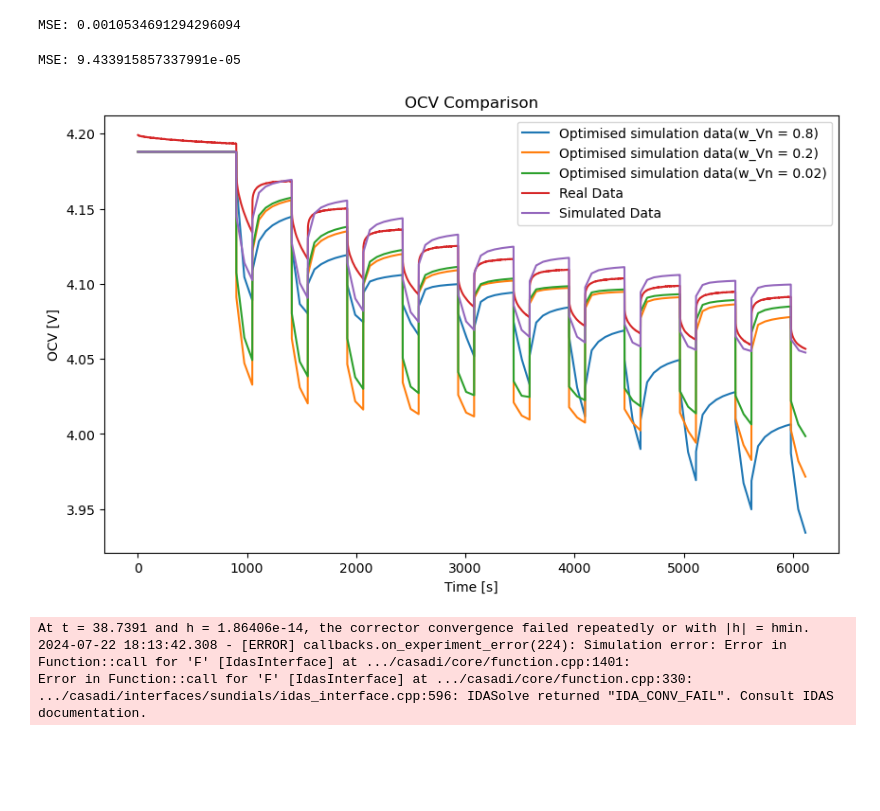
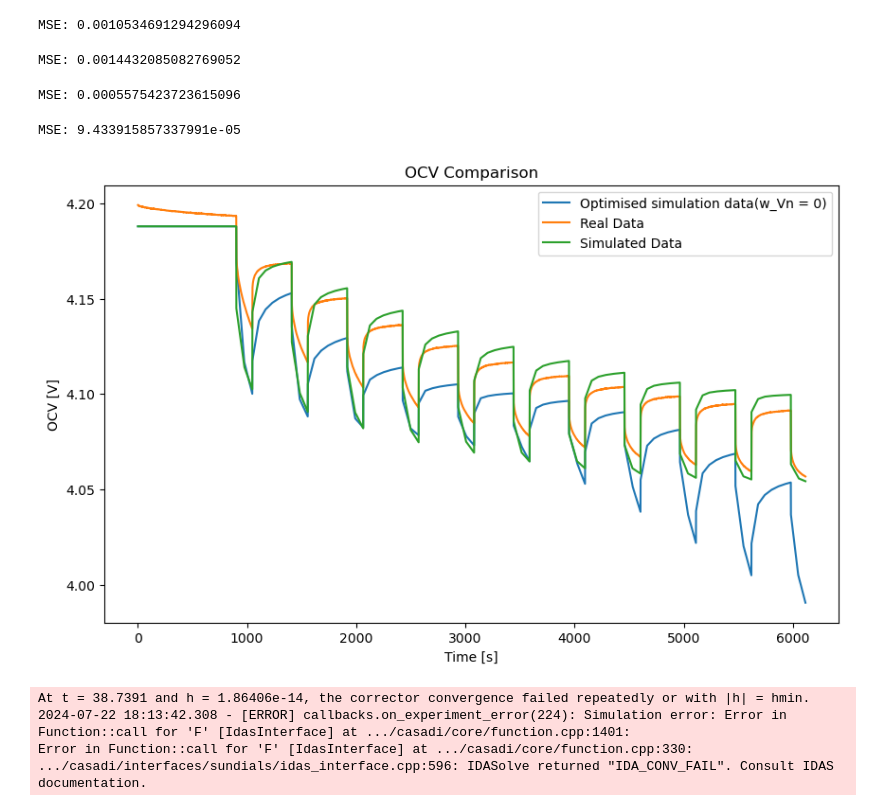
Before and after one commit to JerryOu10124/MA, a Jupyter notebook: CSA_test.ipynb, the cells around one changed output. Cells and saved outputs as stored; diff of their text form; code cells hidden in the pictures; blank space fills up the shorter version.

```diff
--- a/CSA_test.ipynb
+++ b/CSA_test.ipynb
@@ -123,7 +123,7 @@ def fit_func(nest):
     else:
         FF_C_norm = 0
 
-    w_Vn = 0.02
+    w_Vn = 0.002
     w_c = 1 - w_Vn
     FF_M = w_Vn * FF_V_norm + w_c * FF_C_norm
 
@@ -169,7 +169,7 @@ def fit_func(nest):
     else:
         FF_C_norm = 0
 
-    w_Vn = 0.8
+    w_Vn = 0
     w_c = 1 - w_Vn
     FF_M = w_Vn * FF_V_norm + w_c * FF_C_norm
 
@@ -293,3 +301,11 @@ new_voltage_opt_002 = interp_function(new_time)
+# %%
+# 插值到每秒一个数据点
+# 以下为示例数据
+new_time = np.linspace(1, 6115, num=6115)
+# 创建插值函数
+interp_function = interp1d(time_opt, voltage_opt, kind='linear', fill_value="extrapolate")
+# 使用插值函数获取新时间点的电压值
+new_voltage_opt_00 = interp_function(new_time)
 # %%
 df_ex_6115 = df_ex.head(6115)
 votage_ex = df_ex_6115['Voltage[V]']
@@ -311,6 +327,18 @@ mse = mean_squared_error(votage_ex, new_voltage_opt_002)
 print(f'MSE: {mse}')
 # %% [output]
 MSE: 0.0010534691294296094
+# %%
+# Calculating MSE
+mse = mean_squared_error(votage_ex, new_voltage_opt_0002)
+print(f'MSE: {mse}')
+# %% [output]
+MSE: 0.0014432085082769052
+# %%
+# Calculating MSE
+mse = mean_squared_error(votage_ex, new_voltage_opt_00)
+print(f'MSE: {mse}')
+# %% [output]
+MSE: 0.0005575423723615096
 # %%
 df_sim_6115 = df_sim.head(6115)
 voltage_sim = df_sim_6115['Voltage[V]']
@@ -323,19 +351,21 @@ MSE: 9.433915857337991e-05
 # %%
 # Plotting comparisons
 plt.figure(figsize=(10, 6))
 # plt.plot(time_real, voltage_real, label='Real Data')
-plt.plot(new_time, new_voltage_opt_08, label='Optimised simulation data(w_Vn = 0.8)')
-plt.plot(new_time, new_voltage_opt_02, label='Optimised simulation data(w_Vn = 0.2)')
-plt.plot(new_time, new_voltage_opt_002, label='Optimised simulation data(w_Vn = 0.02)')
+# plt.plot(new_time, new_voltage_opt_08, label='Optimised simulation data(w_Vn = 0.8)')
+# plt.plot(new_time, new_voltage_opt_02, label='Optimised simulation data(w_Vn = 0.2)')
+# plt.plot(new_time, new_voltage_opt_002, label='Optimised simulation data(w_Vn = 0.02)')
+# plt.plot(new_time, new_voltage_opt_0002, label='Optimised simulation data(w_Vn = 0.002)')
+plt.plot(new_time, new_voltage_opt_00, label='Optimised simulation data(w_Vn = 0)')
 plt.plot(new_time, votage_ex, label='Real Data')
 plt.plot(new_time, voltage_sim, label='Simulated Data')
 plt.xlabel('Time [s]')
 plt.ylabel('OCV [V]')
 plt.title('OCV Comparison')
 plt.legend()
 plt.show()
 # %% [output]
-[figure, old version]
+[figure, new version]
 # %%
 # l_pos = best_nest[1] * 1e-6
 # epsilon_f_pos = best_nest[2]
```
Also changed, not shown: parts of 3 cells of this notebook.
